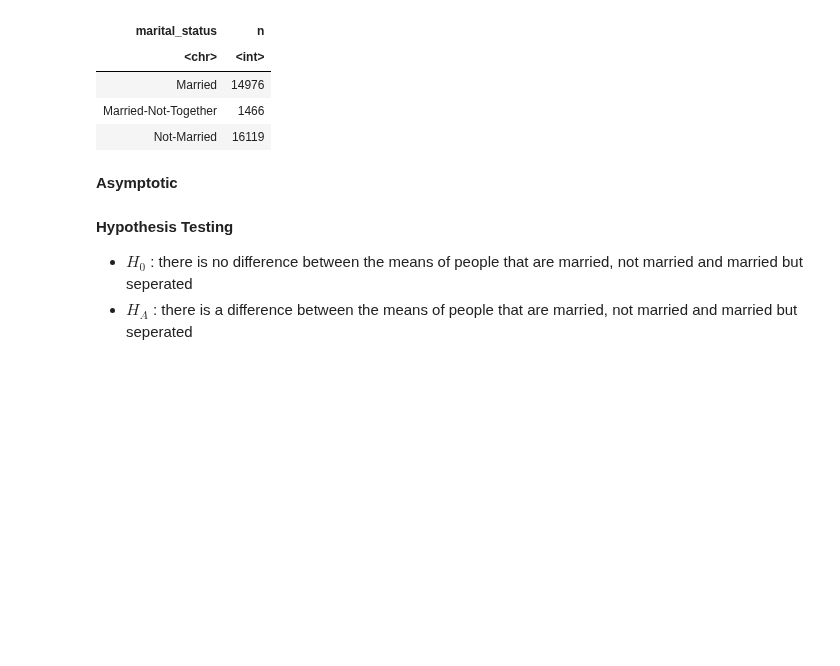
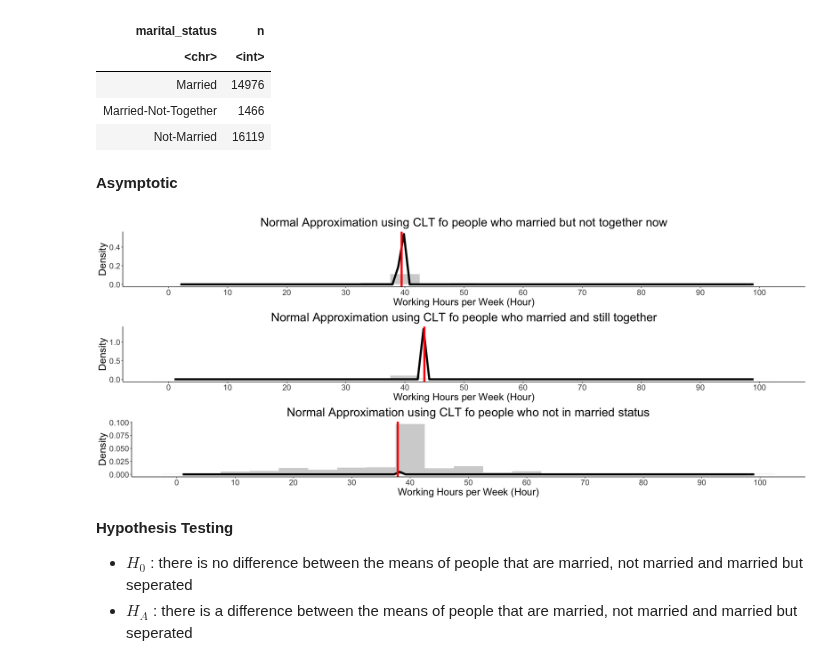
Before and after one commit to sidnand/Inferential-Report-on-Adult-Working-Hours, a Jupyter notebook: Final Report.ipynb, the cells around one changed output. Drawn from its saved outputs; the diff is of its cells as text; code cells hidden in the pictures; blank space fills up the shorter version.

```diff
--- a/Final Report.ipynb
+++ b/Final Report.ipynb
@@ -633,7 +622,7 @@ married_not_t = data_ms %>%
 married_t = data_ms %>%
     filter(marital_status == "Married")
 not_married = data_ms %>%
-    filter(marital_satatus == "Not-Married")
+    filter(marital_status == "Not-Married")
 
 #married but not togethor right now plot
 married_not_t_plot <- married_not_t %>%
@@ -646,7 +635,7 @@ married_not_t_plot <- married_not_t %>%
                                           sd = sd(married_not_t$hours_per_week) / sqrt(nrow(married_not_t))),
                  color = "black", size = 2) +
         plot_config +
-        sacle_x_continuous(breaks = seq(0,100,10)) +
+        scale_x_continuous(breaks = seq(0,100,10)) +
         geom_vline(xintercept = mean(married_not_t$hours_per_week),
                   size = 2,
                   colour = "red")
@@ -655,35 +644,37 @@ married_not_t_plot <- married_not_t %>%
 married_t_plot <- married_t %>%
     ggplot(aes(x = hours_per_week)) +
     geom_histogram(aes(y = ..density..), fill = "lightgray", binwidth=5) +
     labs(title = "Normal Approximation using CLT fo people who married and still together",
         x = "Working Hours per Week (Hour)",
         y = "Density") +
     stat_function(fun = dnorm, args = list(mean = mean(married_t$hours_per_week),
                                           sd = sd(married_t$hours_per_week) / sqrt(nrow(married_t))),
                  color = "black", size = 2) +
         plot_config +
-        sacle_x_continuous(breaks = seq(0,100,10)) +
+        scale_x_continuous(breaks = seq(0,100,10)) +
         geom_vline(xintercept = mean(married_t$hours_per_week),
                   size = 2,
                   colour = "red")
 
 #never married befoer plot
 not_married_plot <- not_married %>%
     ggplot(aes(x = hours_per_week)) +
     geom_histogram(aes(y = ..density..), fill = "lightgray", binwidth=5) +
     labs(title = "Normal Approximation using CLT fo people who not in married status",
         x = "Working Hours per Week (Hour)",
         y = "Density") +
     stat_function(fun = dnorm, args = list(mean = mean(not_married$hours_per_week),
                                           sd = sd(not_married$hours_per_week) / sqrt(nrow(not_married))),
                  color = "black", size = 2) +
         plot_config +
-        sacle_x_continuous(breaks = seq(0,100,10)) +
+        scale_x_continuous(breaks = seq(0,100,10)) +
         geom_vline(xintercept = mean(not_married$hours_per_week),
                   size = 2,
                   colour = "red")
 
 plot_grid(married_not_t_plot,married_t_plot,not_married_plot, nrow=3)
+# %% [output]
+[figure, added]
 # %% [markdown]
 **Hypothesis Testing**
 
```
Also changed, not shown: parts of 1 cell of this notebook.
